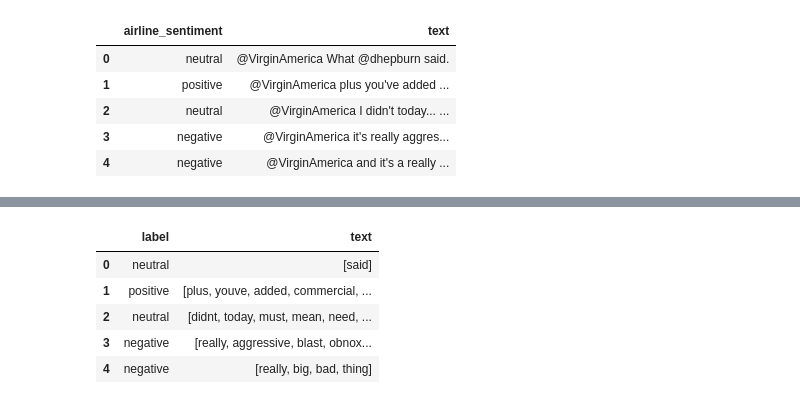
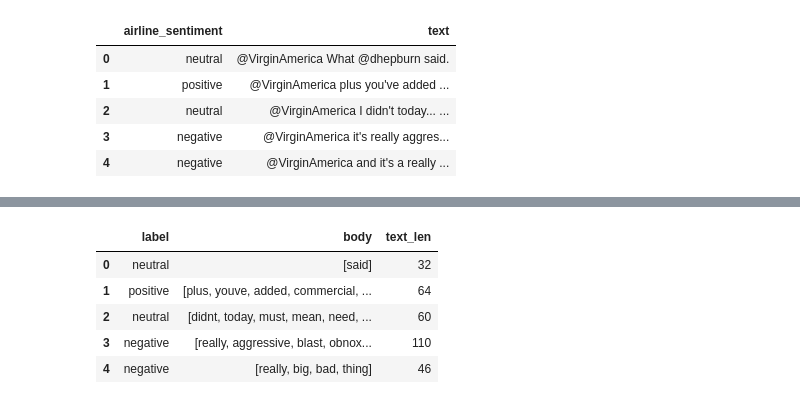
Before and after one commit to guldenturgay/twitter-sentiment-analysis, a Jupyter notebook: twitter-sentiment-analysis.ipynb, the cells around one changed output, grey strips where cells are left out. Saved outputs shown, nothing was run; the diff lists cells and outputs as text; code cells hidden in the pictures.

Commit message:
vectorized data

```diff
--- a/twitter-sentiment-analysis.ipynb
+++ b/twitter-sentiment-analysis.ipynb
@@ -7,6 +8,6 @@ from nltk.corpus import stopwords
 # %%
-dataset = pd.read_csv("data/Tweets.csv", sep=",")
-dataset.head()
+data = pd.read_csv("data/Tweets.csv", sep=",")
+data.head()
 # %% [output]
 |  | tweet_id | airline_sentiment | airline_sentiment_confidence | negativereason | negativereason_confidence | airline | ... |
 | 0 | 570306133677760513 | neutral | 1.0000 | NaN | NaN | Virgin America | ... |
@@ -15,8 +16,8 @@ dataset.head()
 | 3 | 570301031407624196 | negative | 1.0000 | Bad Flight | 0.7033 | Virgin America | ... |
 | 4 | 570300817074462722 | negative | 1.0000 | Can't Tell | 1.0000 | Virgin America | ... |
 # %%
-dataset = dataset[['airline_sentiment','text']]
-dataset.head()
+tweets = data.loc[:,['airline_sentiment','text']]
+tweets.head()
 # %% [output]
 |  | airline_sentiment | text |
 | 0 | neutral | @VirginAmerica What @dhepburn said. |
@@ -24,3 +25,6 @@ dataset.head()
 | 2 | neutral | @VirginAmerica I didn't today... ... |
 | 3 | negative | @VirginAmerica it's really aggres... |
 | 4 | negative | @VirginAmerica and it's a really ... |
+# %%
+tweets['text_len'] = tweets['text'].apply(lambda x: len(x) - x.count(' '))
+tweets.head()
@@ -34,39 +45,41 @@ stopword = nltk.corpus.stopwords.words('english')
 # Lemmatizer
 wn = nltk.WordNetLemmatizer()
 
 # Function to clean and tokenize the data
 def clean_tokenize_text(text):
     # Remove mentions starting with @
     text = re.sub('@\w+\s', '', text)
 
     # Remove punctuation
     text = ''.join([char for char in text if char not in string.punctuation])
 
+    text = text.lower()
+
     # Tokenize the text
     tokens = re.split('\W+', text)
 
     # Remove stopwords
     text = [word for word in tokens if word not in stopword]
 
     # Lemmatize the words
     text = [wn.lemmatize(word) for word in text]
 
     # Return text
     return text
 
 
 # Apply the function to text column
-dataset['text'] = dataset['text'].apply(lambda x: clean_tokenize_text(x.lower()))
+tweets['text'] = tweets['text'].apply(lambda x: clean_tokenize_text(x))
 
 # Rename the columns
-dataset.columns=['label','text']
+tweets.columns=['label','body','text_len']
 
 # Display first five rows
-dataset.head()
+tweets.head()
 # %% [output]
-|  | label | text |
-| 0 | neutral | [said] |
-| 1 | positive | [plus, youve, added, commercial, ... |
-| 2 | neutral | [didnt, today, must, mean, need, ... |
-| 3 | negative | [really, aggressive, blast, obnox... |
-| 4 | negative | [really, big, bad, thing] |
+|  | label | body | text_len |
+| 0 | neutral | [said] | 32 |
+| 1 | positive | [plus, youve, added, commercial, ... | 64 |
+| 2 | neutral | [didnt, today, must, mean, need, ... | 60 |
+| 3 | negative | [really, aggressive, blast, obnox... | 110 |
+| 4 | negative | [really, big, bad, thing] | 46 |
```
Also changed, not shown: parts of 8 cells of this notebook.
